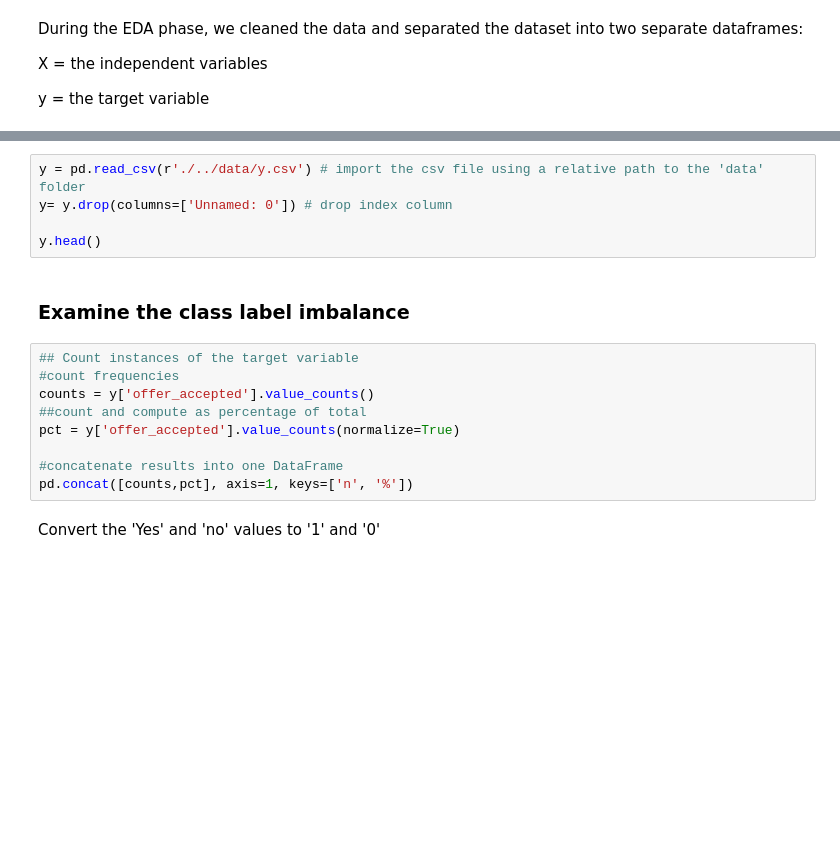
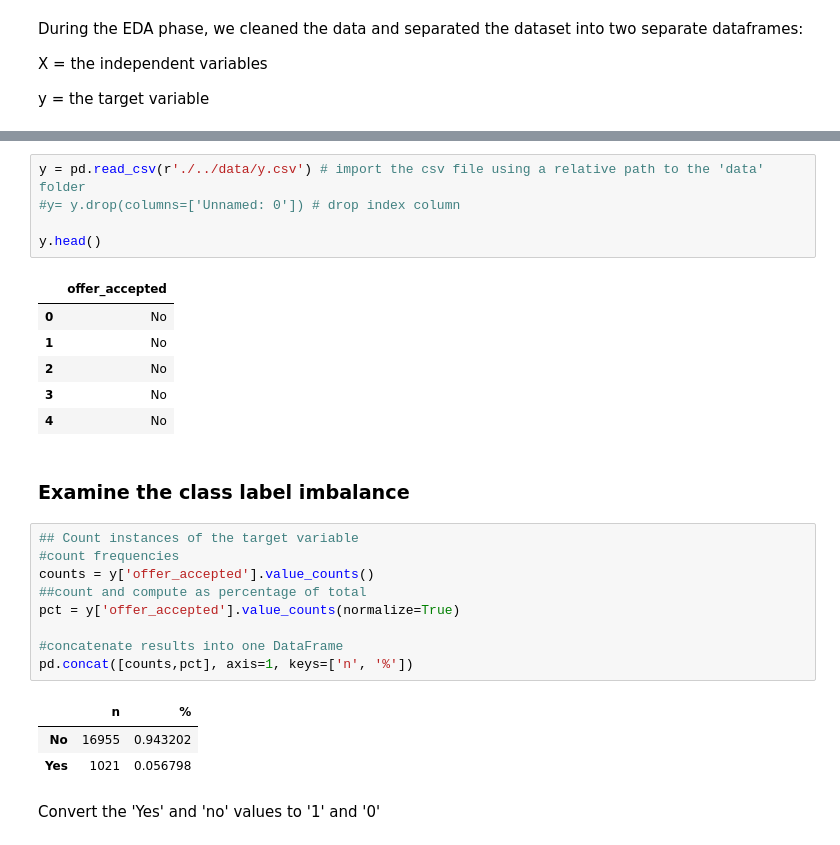
Before and after one commit to ocaoimh/hrc-mid-bootcamp-project, a Jupyter notebook: python/data_imbalance.ipynb, the cells around one changed output, grey strips where cells are left out. Saved outputs shown, nothing was run; the diff lists cells and outputs as text; blank space fills up the shorter version.

```diff
--- a/python/data_imbalance.ipynb
+++ b/python/data_imbalance.ipynb
@@ -40,8 +48,15 @@ X.head()
 # %%
 y = pd.read_csv(r'./../data/y.csv') # import the csv file using a relative path to the 'data' folder
-y= y.drop(columns=['Unnamed: 0']) # drop index column
+#y= y.drop(columns=['Unnamed: 0']) # drop index column
 
 y.head()
+# %% [output]
+|  | offer_accepted |
+| 0 | No |
+| 1 | No |
+| 2 | No |
+| 3 | No |
+| 4 | No |
 # %% [markdown]
 ### Examine the class label imbalance
 # %%
@@ -53,6 +68,10 @@ pct = y['offer_accepted'].value_counts(normalize=True)
 
 #concatenate results into one DataFrame
 pd.concat([counts,pct], axis=1, keys=['n', '%'])
+# %% [output]
+|  | n | % |
+| No | 16955 | 0.943202 |
+| Yes | 1021 | 0.056798 |
 # %% [markdown]
 Convert the 'Yes' and 'no' values to '1' and '0'
 # %%
```
Also changed, not shown: parts of 13 cells of this notebook.
